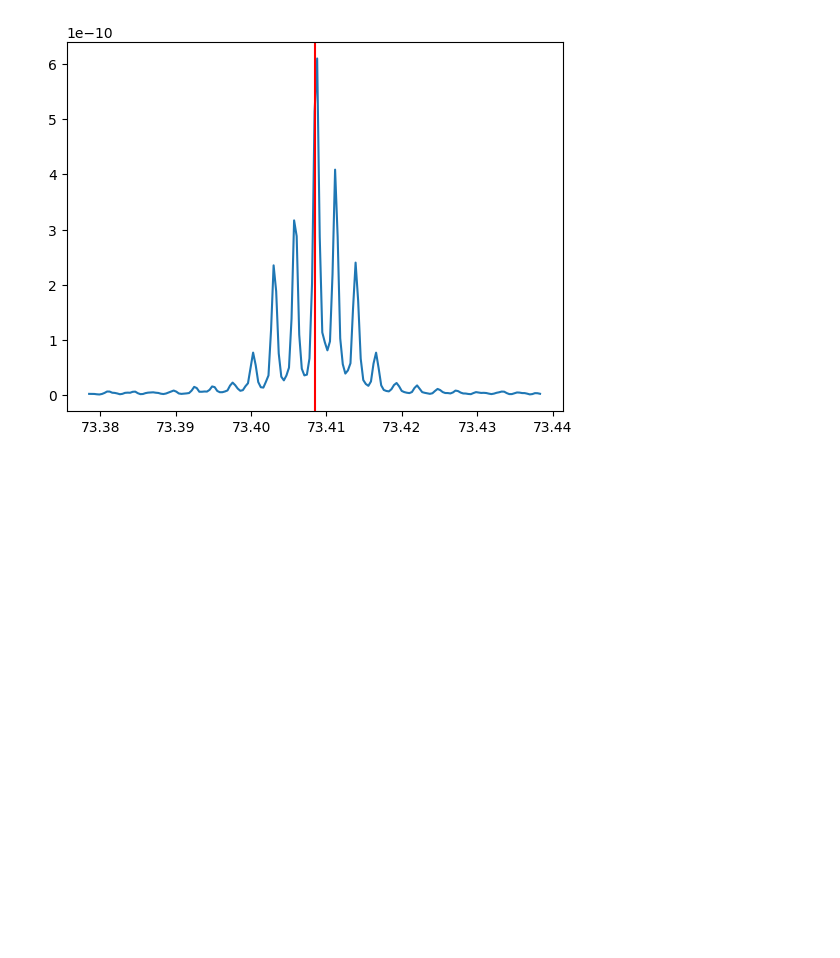
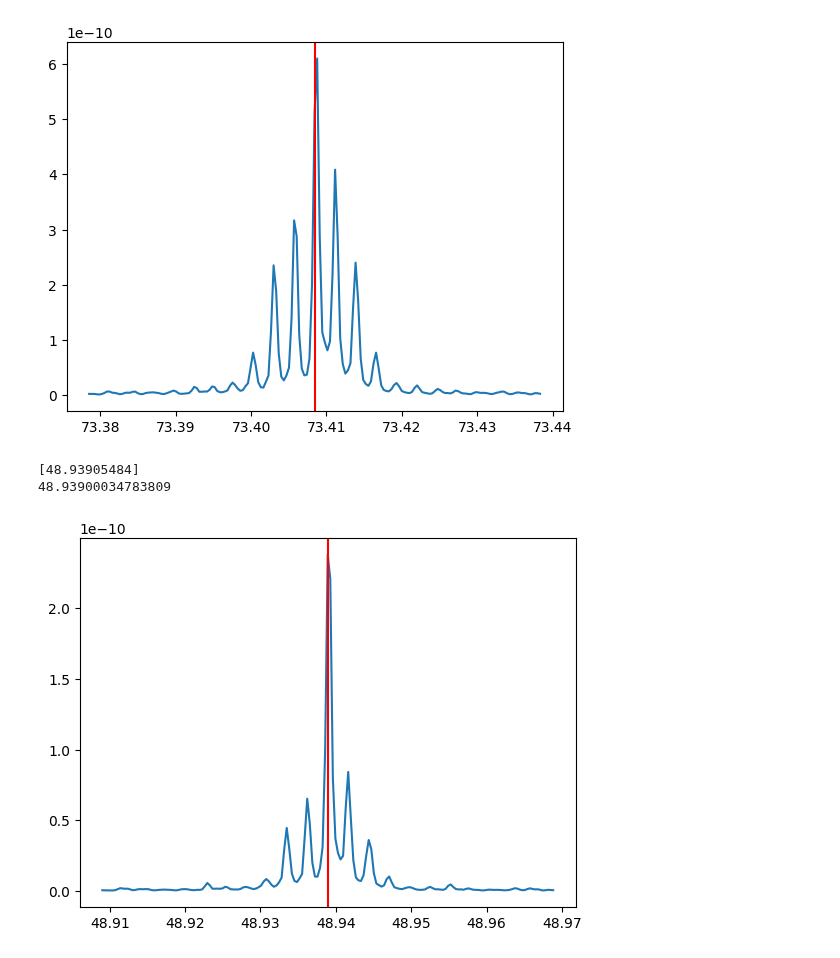
Before and after one commit to Hoggnation/cataloging_coherent_oscillators, a Jupyter notebook: frequency_finding_on_KIC-5202905.ipynb, the cells around one changed output. Saved outputs shown, nothing was run; the diff lists cells and outputs as text; code cells hidden in the pictures; blank space fills up the shorter version.

```diff
--- a/frequency_finding_on_KIC-5202905.ipynb
+++ b/frequency_finding_on_KIC-5202905.ipynb
@@ -244,3 +275,29 @@ print(fd_approx)
 [73.40867095]
 73.40850052175713
 [figure]
+# %%
+def folding_freqs(fs, ps, fc_guess):
+    """
+    ##bugs:
+    - assumes fs are ordered
+    """
+    IA = fs < (0.5*fc_guess)
+    fsA, psA = fs[IA], ps[IA]
+    fsA,psA  = fsA[2:-2],  psA[2:-2]
+    cs = CubicSpline(fsA, psA, extrapolate=False)
+    fc_candidates = np.arange(fc_guess - small, fc_guess+small, tiny)
+    foos_c = np.array([np.nansum(power * cs(fc_candidate - freq)) for fc_candidate in fc_candidates])
+    return (fc_candidates, foos_c)
+
+#freqC
+fsC, foosC = folding_freqs(freq, power, 1/sampling_time)
+plt.plot(fsC, foosC)
+plt.axvline(1/sampling_time, color="red")
+fc_index = get_started(1,fsC, foosC)
+freqC, powerC, second_derivC = refine_peaks(fsC, foosC, fc_index)
+print(freqC)
+print(1/sampling_time)
+# %% [output]
+[48.93905484]
+48.93900034783809
+[figure, added]
```
Also changed, not shown: parts of 5 cells of this notebook.
